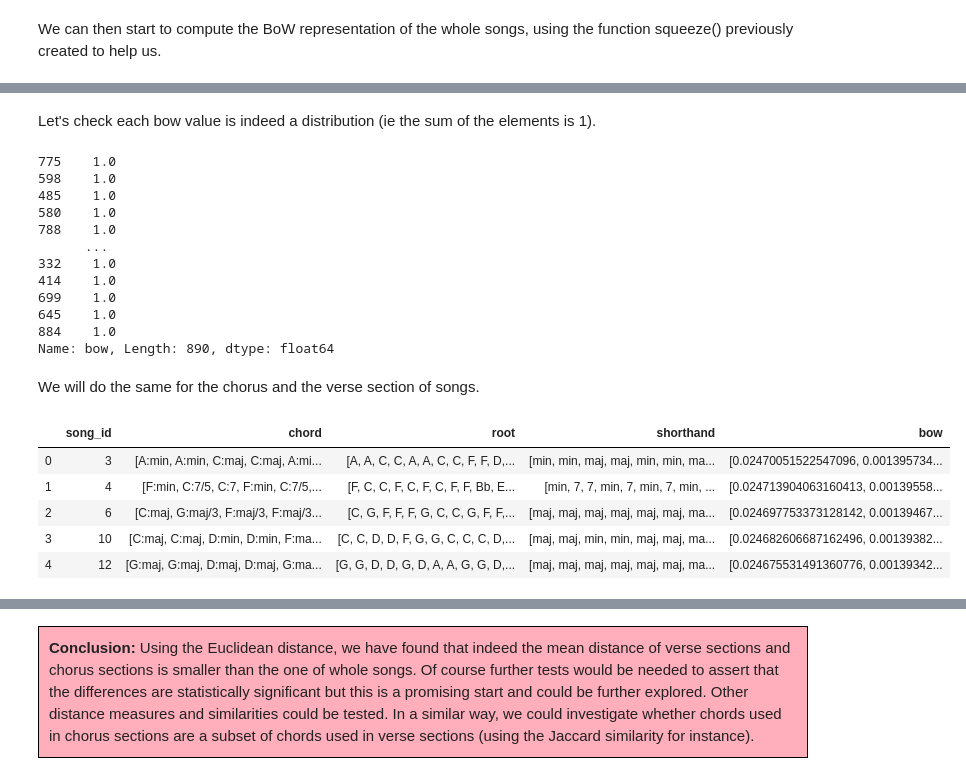
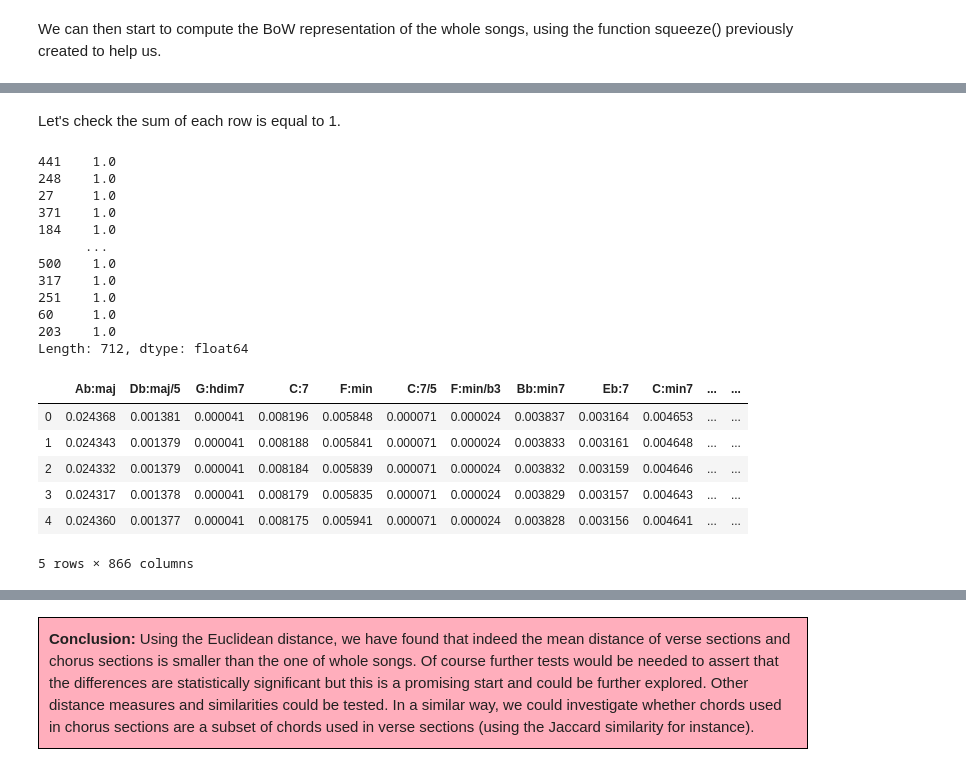
Before and after one commit to GiacomoAlliata/DigitalMusicologyProject, a Jupyter notebook: data_preprocessing.ipynb, the cells around one changed output, grey strips where cells are left out. Drawn from its saved outputs; the diff is of its cells as text; code cells hidden in the pictures.

```diff
--- a/data_preprocessing.ipynb
+++ b/data_preprocessing.ipynb
@@ -606,0 +609,3 @@ beats_collection_df = beats_collection_df.drop(N_SUCC_BEATS,axis=1)
+# %%
+beats_collection_df = beats_collection_df.merge(valid_songs.reset_index().rename(columns = {TYPE:"valid"}),on = SONG_ID)
+beats_collection_df = beats_collection_df[beats_collection_df.valid].drop(columns = 'valid')
@@ -1089,6 +1098,7 @@ def createBOW(chord_list):
     #Normalise the BoW to get a distribution
     total = sum(bow.values())
     bow = {chord: count/total for chord, count in bow.items()}
-    return np.array(list(bow.values()))
+    #return np.array(list(bow.values()))
+    return bow
 # %% [markdown]
 We can then start to compute the BoW representation of the whole songs, using the function squeeze() previously created to help us.
@@ -1107,19 +1127,17 @@ df_bow.head()
 # %% [markdown]
-Let's check each bow value is indeed a distribution (ie the sum of the elements is 1).
+Let's check the sum of each row is equal to 1.
 # %%
-df_bow.bow.map(lambda x: sum(x)).sort_values()
+df_bow.sum(axis = 1).sort_values()
 # %% [output]
-775    1.0
-598    1.0
-485    1.0
-580    1.0
-788    1.0
+441    1.0
+248    1.0
+27     1.0
+371    1.0
+184    1.0
       ...
-332    1.0
-414    1.0
-699    1.0
-645    1.0
-884    1.0
-Name: bow, Length: 890, dtype: float64
+500    1.0
+317    1.0
+251    1.0
+60     1.0
+203    1.0
+Length: 712, dtype: float64
-# %% [markdown]
-We will do the same for the chorus and the verse section of songs.
@@ -1129,9 +1144,21 @@ df_bow_verse['bow'] = df_bow_verse.chord.map(lambda x: createBOW(x))
+# %%
+def createBOW_df_section(df, section):
+    df_squeezed = squeeze(df, section)
+    bow_dict = createBOW(df_squeezed.chord.iloc[0])
+    data = pd.DataFrame(bow_dict, index = [0])
+    for i in range(1, len(df_squeezed.song_id.unique())):
+        bow_dict = createBOW(df_squeezed.chord.iloc[i])
+        data = data.append(pd.DataFrame(bow_dict, index = [i]))
+
+    return data
 # %%
+df_bow_verse = createBOW_df_section(beats_collection_df, 'verse')
 df_bow_verse.head()
 # %% [output]
-|  | song_id | chord | root | shorthand | bow |
-| 0 | 3 | [A:min, A:min, C:maj, C:maj, A:mi... | [A, A, C, C, A, A, C, C, F, F, D,... | [min, min, maj, maj, min, min, ma... | [0.02470051522547096, 0.001395734... |
-| 1 | 4 | [F:min, C:7/5, C:7, F:min, C:7/5,... | [F, C, C, F, C, F, C, F, F, Bb, E... | [min, 7, 7, min, 7, min, 7, min, ... | [0.024713904063160413, 0.00139558... |
-| 2 | 6 | [C:maj, G:maj/3, F:maj/3, F:maj/3... | [C, G, F, F, F, G, C, C, G, F, F,... | [maj, maj, maj, maj, maj, maj, ma... | [0.024697753373128142, 0.00139467... |
-| 3 | 10 | [C:maj, C:maj, D:min, D:min, F:ma... | [C, C, D, D, F, G, G, C, C, C, D,... | [maj, maj, min, min, maj, maj, ma... | [0.024682606687162496, 0.00139382... |
-| 4 | 12 | [G:maj, G:maj, D:maj, D:maj, G:ma... | [G, G, D, D, G, D, A, A, G, G, D,... | [maj, maj, maj, maj, maj, maj, ma... | [0.024675531491360776, 0.00139342... |
+|  | Ab:maj | Db:maj/5 | G:hdim7 | C:7 | F:min | C:7/5 | F:min/b3 | Bb:min7 | Eb:7 | C:min7 | ... | ... |
+| 0 | 0.024368 | 0.001381 | 0.000041 | 0.008196 | 0.005848 | 0.000071 | 0.000024 | 0.003837 | 0.003164 | 0.004653 | ... | ... |
+| 1 | 0.024343 | 0.001379 | 0.000041 | 0.008188 | 0.005841 | 0.000071 | 0.000024 | 0.003833 | 0.003161 | 0.004648 | ... | ... |
+| 2 | 0.024332 | 0.001379 | 0.000041 | 0.008184 | 0.005839 | 0.000071 | 0.000024 | 0.003832 | 0.003159 | 0.004646 | ... | ... |
+| 3 | 0.024317 | 0.001378 | 0.000041 | 0.008179 | 0.005835 | 0.000071 | 0.000024 | 0.003829 | 0.003157 | 0.004643 | ... | ... |
+| 4 | 0.024360 | 0.001377 | 0.000041 | 0.008175 | 0.005941 | 0.000071 | 0.000024 | 0.003828 | 0.003156 | 0.004641 | ... | ... |
+5 rows × 866 columns
```
Also changed, not shown: parts of 44 cells of this notebook.
